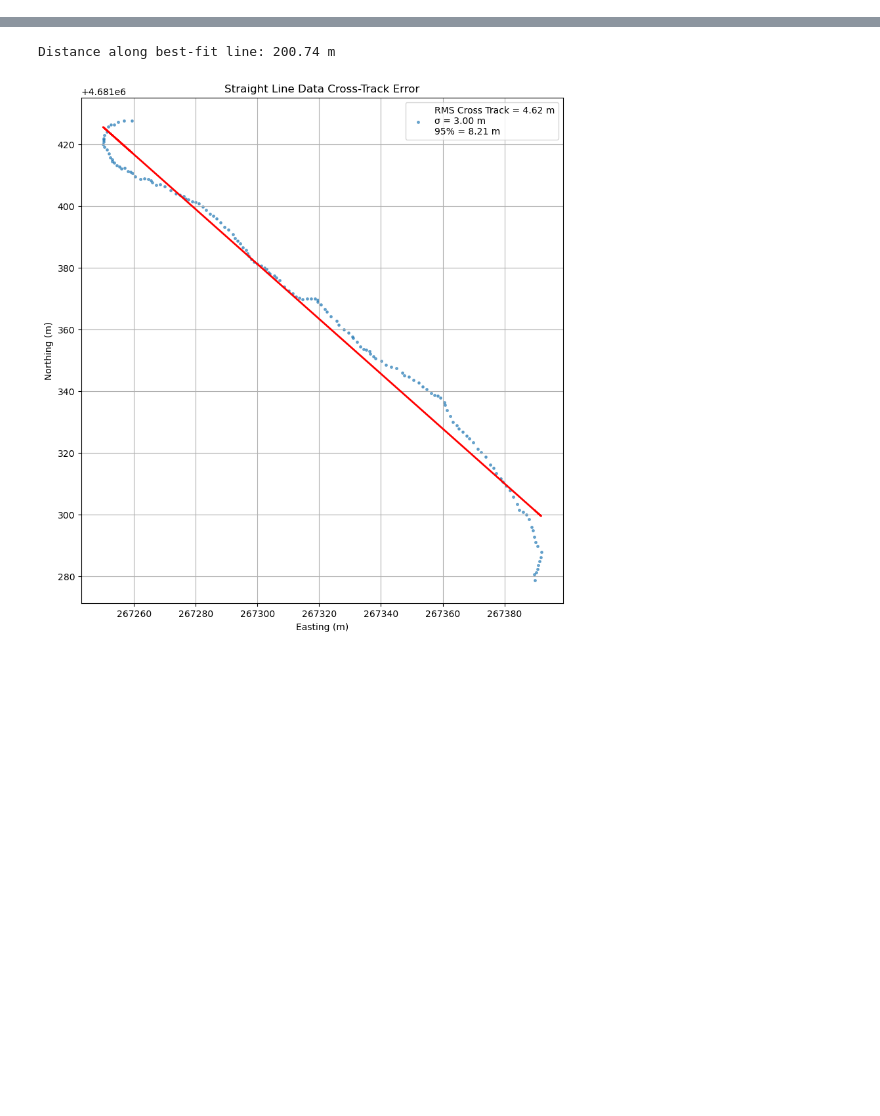
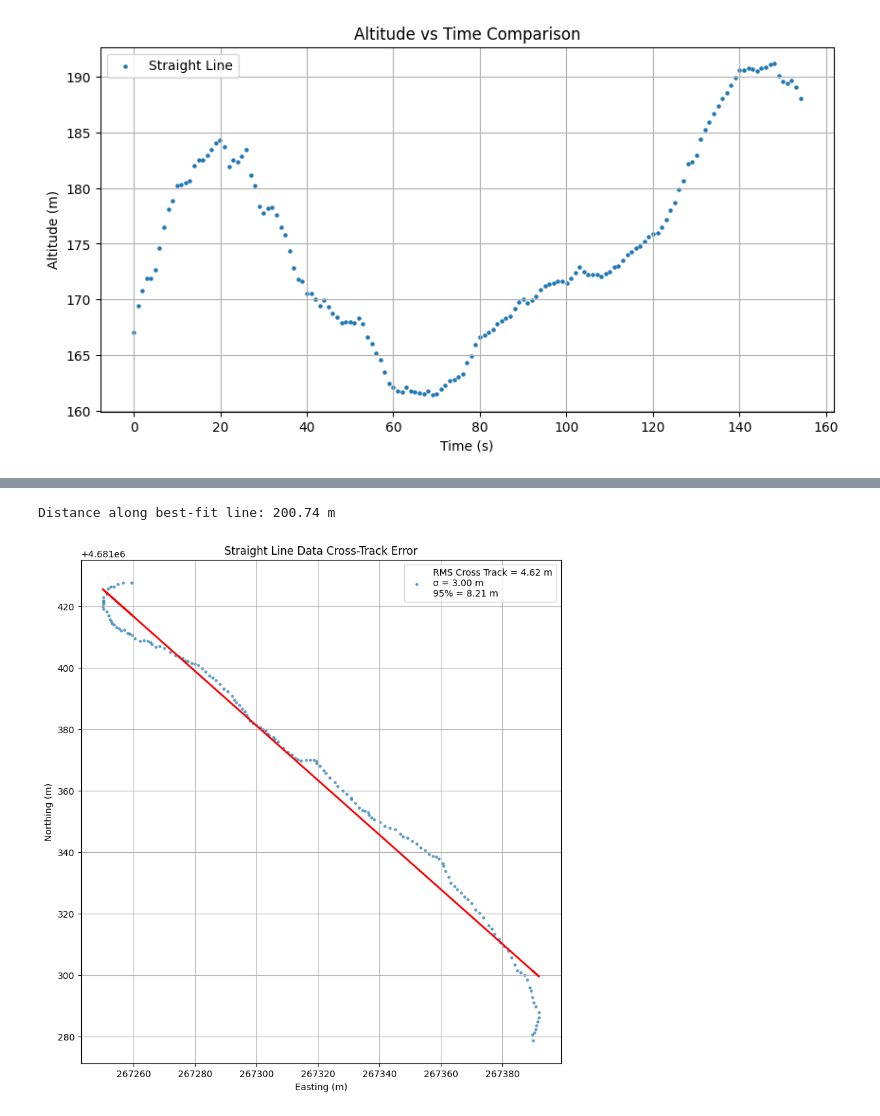
Before and after one commit to ramirez-adr/EECE5554, a Jupyter notebook: LAB1/src/humble_data_analysis.ipynb, the cells around one changed output, grey strips where cells are left out. Cells and saved outputs as stored; diff of their text form; code cells hidden in the pictures; blank space fills up the shorter version.

```diff
--- a/LAB1/src/humble_data_analysis.ipynb
+++ b/LAB1/src/humble_data_analysis.ipynb
@@ -205,0 +238,7 @@ plot_altitude_vs_time_all([
+# %%
+
+plot_altitude_vs_time_all([
+    (straight_line_data, "Straight Line")
+])
+# %% [output]
+[figure, added]
```
Also changed, not shown: parts of 14 cells of this notebook.
